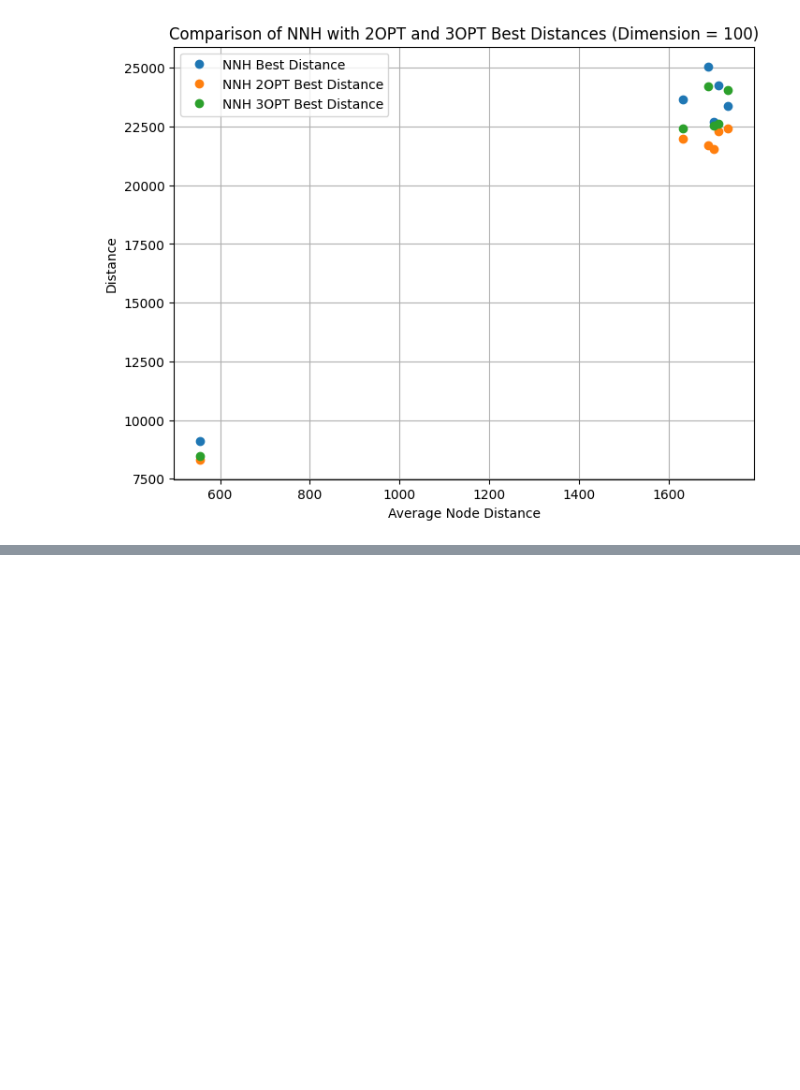
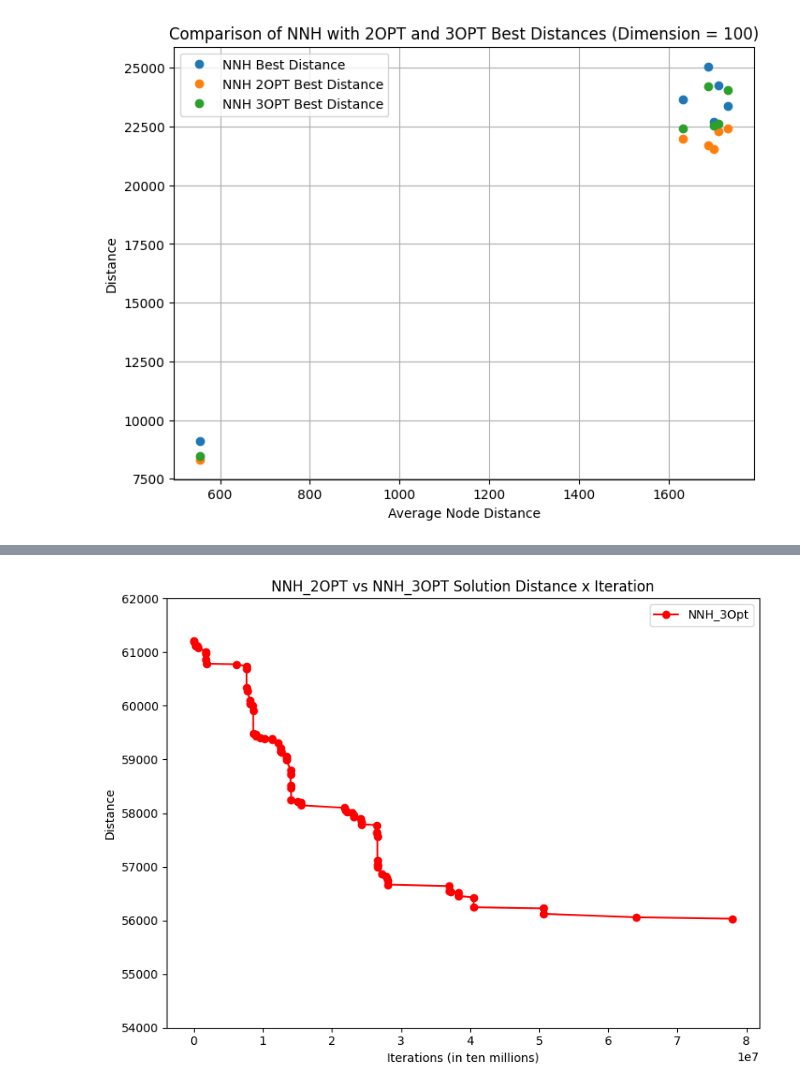
Before and after one commit to Amboyandrey/TSPLIB, a Jupyter notebook: plot.ipynb, the cells around one changed output, grey strips where cells are left out. Drawn from its saved outputs; the diff is of its cells as text; code cells hidden in the pictures; blank space fills up the shorter version.

```diff
--- a/plot.ipynb
+++ b/plot.ipynb
@@ -159,0 +305,41 @@ plt.show()
+# %%
+import pandas as pd
+import matplotlib.pyplot as plt
+
+def plot_csv_data(csv_file, x_column, y_column, title):
+    # Read CSV file into a DataFrame
+    data = pd.read_csv(csv_file)
+
+    # Extract x and y data
+    x_data3_Opt = data["NNH_3Opt_Iteration"]
+    y_data3_Opt = data["NNH_3Opt_Distance"]
+
+    # Create subplots
+    fig, ax = plt.subplots(figsize=(8, 6))
+
+    # Plot the data
+    ax.plot(x_data3_Opt, y_data3_Opt, marker='o', linestyle='-', label='NNH_3Opt', color='red')
+
+    # Set y-axis range
+    ax.set_ylim(54000, 62000)
+
+    # Add labels and title
+    ax.set_xlabel(x_column)
+    ax.set_ylabel(y_column)
+    ax.set_title(title)
+
+    # Show the plot
+    ax.legend()
+    plt.tight_layout()  # Adjust layout to prevent overlapping
+    plt.show()
+
+# Example usage
+if __name__ == "__main__":
+    csv_file = "pcb442_2OPTx3OPT.csv"
+    x_column = "Iterations (in ten millions)"
+    y_column = "Distance"
+    title = "NNH_2OPT vs NNH_3OPT Solution Distance x Iteration"
+
+    plot_csv_data(csv_file, x_column, y_column, title)
+# %% [output]
+[figure, added]
```
Also changed, not shown: parts of 7 cells of this notebook, 5 other files.
